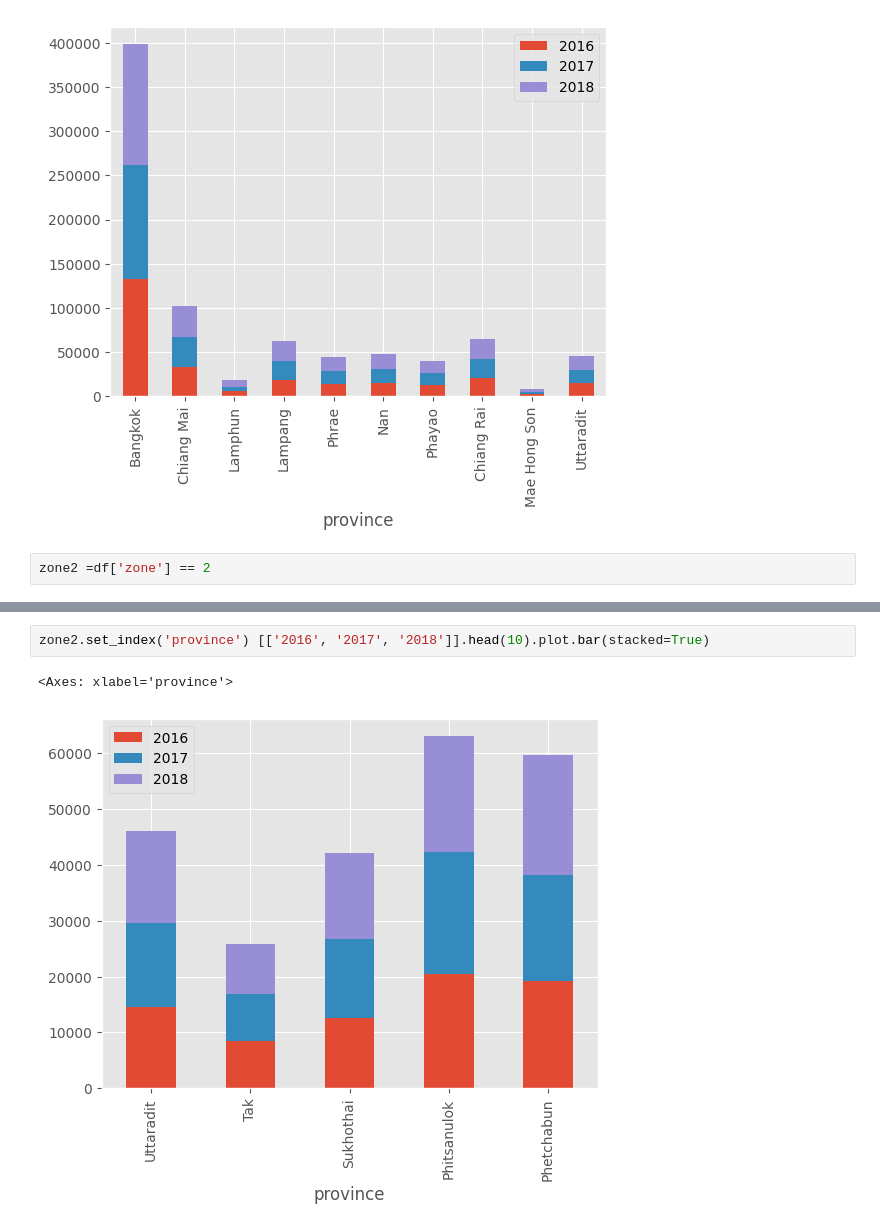
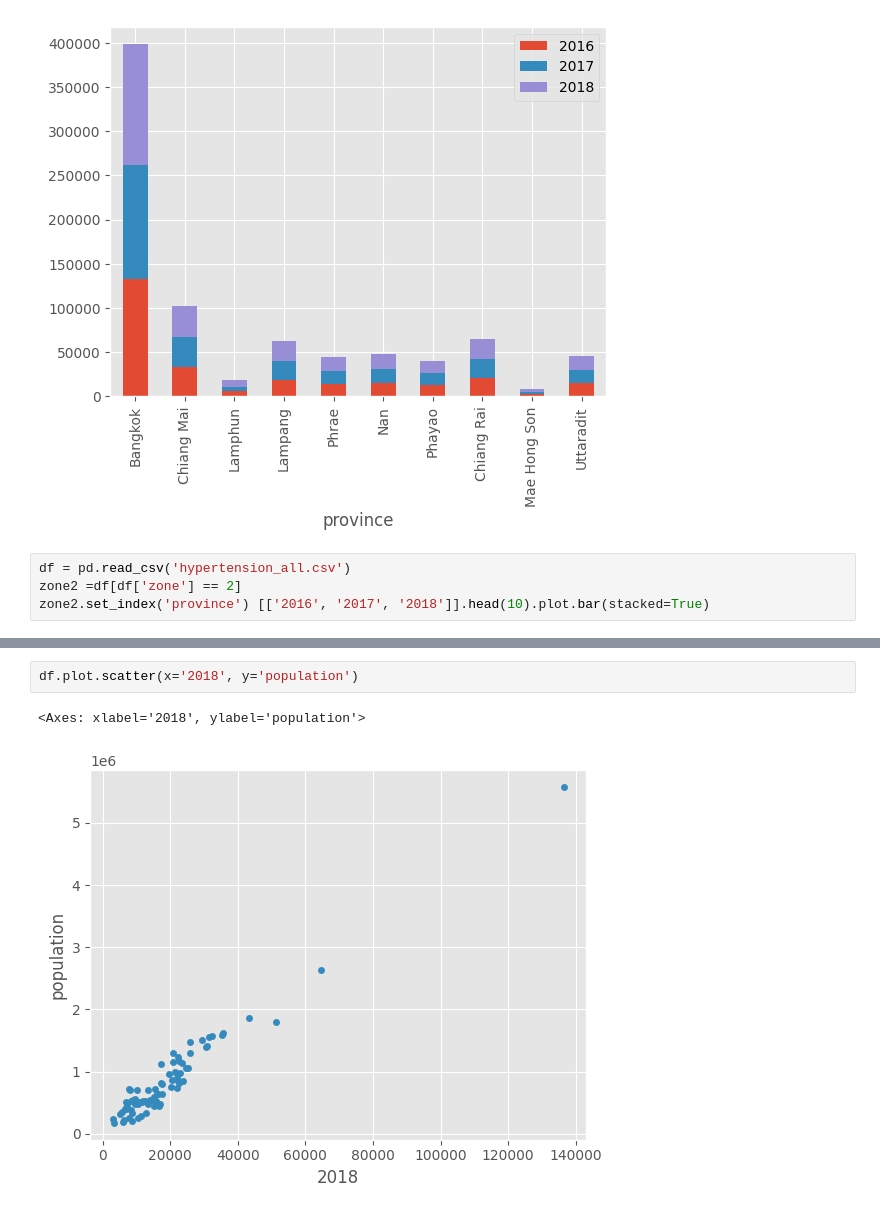
Before and after one commit to Dzero001/BigData_exe, a Jupyter notebook: Untitled3.ipynb, the cells around one changed output, grey strips where cells are left out. Drawn from its saved outputs; the diff is of its cells as text.

```diff
--- a/Untitled3.ipynb
+++ b/Untitled3.ipynb
@@ -61,4 +61,6 @@ df.set_index('province') [['2016', '2017', '2018']].head(10).plot.bar(stacked=Tr
 <Axes: xlabel='province'>
 [figure]
 # %%
-zone2 =df['zone'] == 2
+df = pd.read_csv('hypertension_all.csv')
+zone2 =df[df['zone'] == 2]
+zone2.set_index('province') [['2016', '2017', '2018']].head(10).plot.bar(stacked=True)
@@ -76,5 +70,5 @@ zone2
-# %%
-zone2.set_index('province') [['2016', '2017', '2018']].head(10).plot.bar(stacked=True)
-# %% [output]
-<Axes: xlabel='province'>
-[figure, removed]
+# %%
+df.plot.scatter(x='2018', y='population')
+# %% [output]
+<Axes: xlabel='2018', ylabel='population'>
+[figure, added]
```
Also changed, not shown: parts of 19 cells of this notebook, 1 other file.
